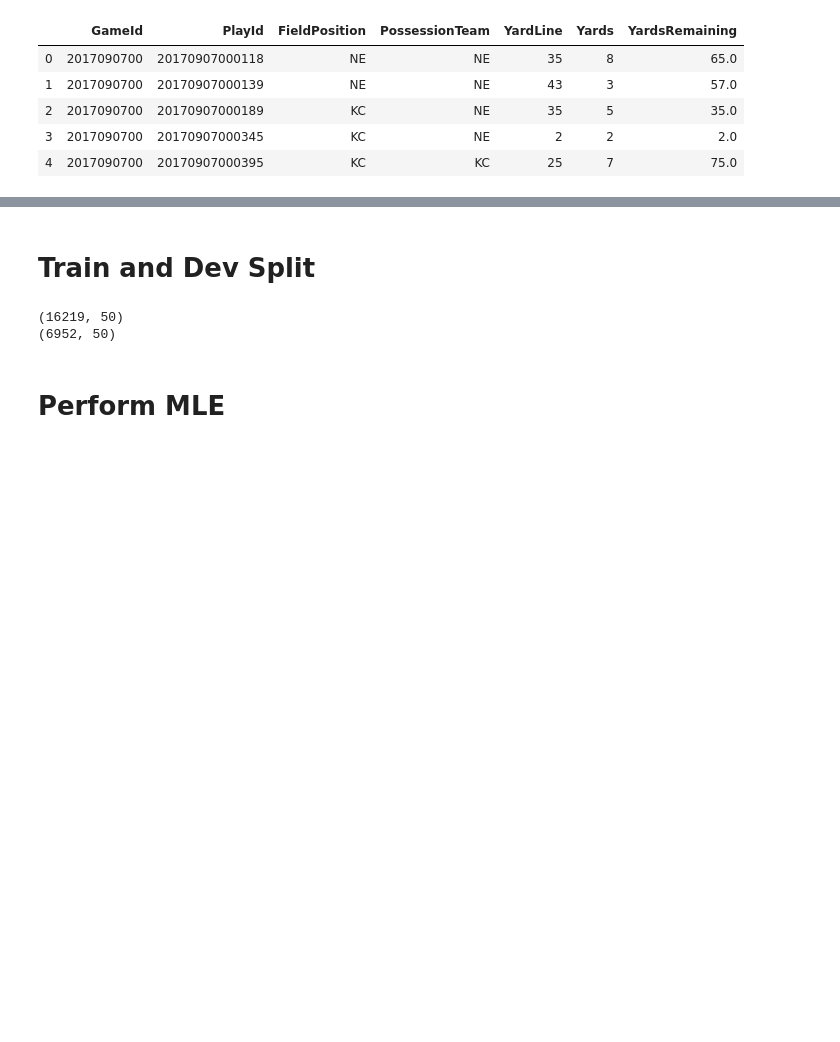
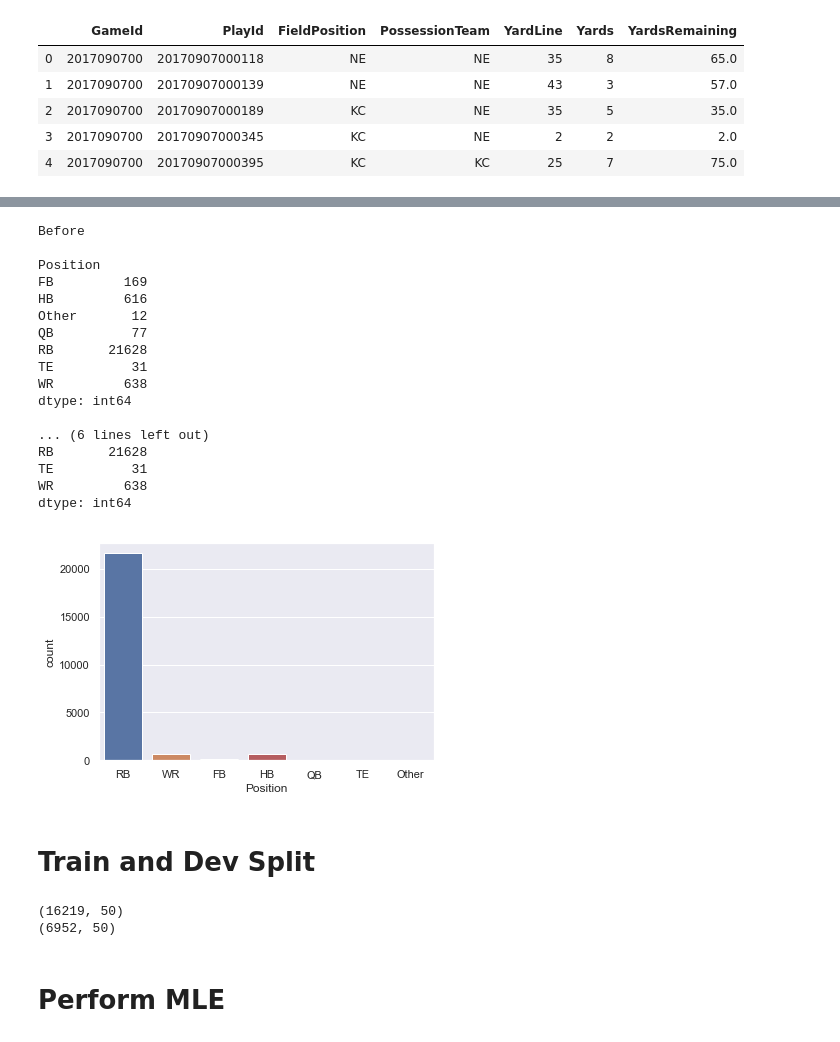
Before and after one commit to traviemcg/cs229nflbigdata, a Jupyter notebook: mle.ipynb, the cells around one changed output, grey strips where cells are left out. Drawn from its saved outputs; the diff is of its cells as text; code cells hidden in the pictures; blank space fills up the shorter version.

```diff
--- a/mle.ipynb
+++ b/mle.ipynb
@@ -96,13 +128,41 @@ df.head()[['GameId', 'PlayId', 'FieldPosition', 'PossessionTeam', 'YardLine', 'Y
+# %%
+print("Before \n")
+print(df.groupby(['Position']).size())
+sns.countplot(x="Position", data=df)
+
+# Change 'CB', 'DE', 'DT' (few samples) to 'Other'
+df.Position.replace(to_replace=['CB', 'DE', 'DT'], value='Other', inplace=True)
+
+print("\n After")
+print(df.groupby(['Position']).size())
+# %% [output]
+Before
+
+Position
+FB         169
+HB         616
+Other       12
+QB          77
+RB       21628
+TE          31
+WR         638
+dtype: int64
+
+... (6 lines left out)
+RB       21628
+TE          31
+WR         638
+dtype: int64
+[figure, added]
 # %% [markdown]
 # Train and Dev Split
 # %%
 train, dev = train_test_split(df, test_size=0.3, random_state=1, shuffle=True)
+print(train.shape)
+print(dev.shape)
+# %% [output]
+(16219, 50)
+(6952, 50)
-# %%
-print(train.shape)
-print(dev.shape)
-# %% [output]
-(16219, 50)
-(6952, 50)
 # %% [markdown]
 # Perform MLE
 # %% [markdown]
```
Also changed, not shown: parts of 11 cells of this notebook.
